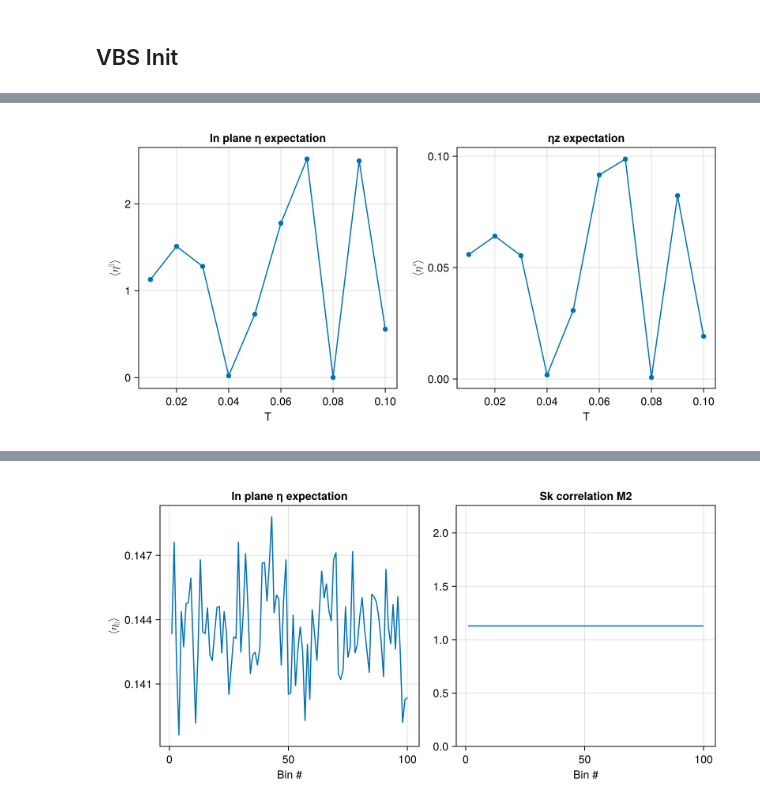
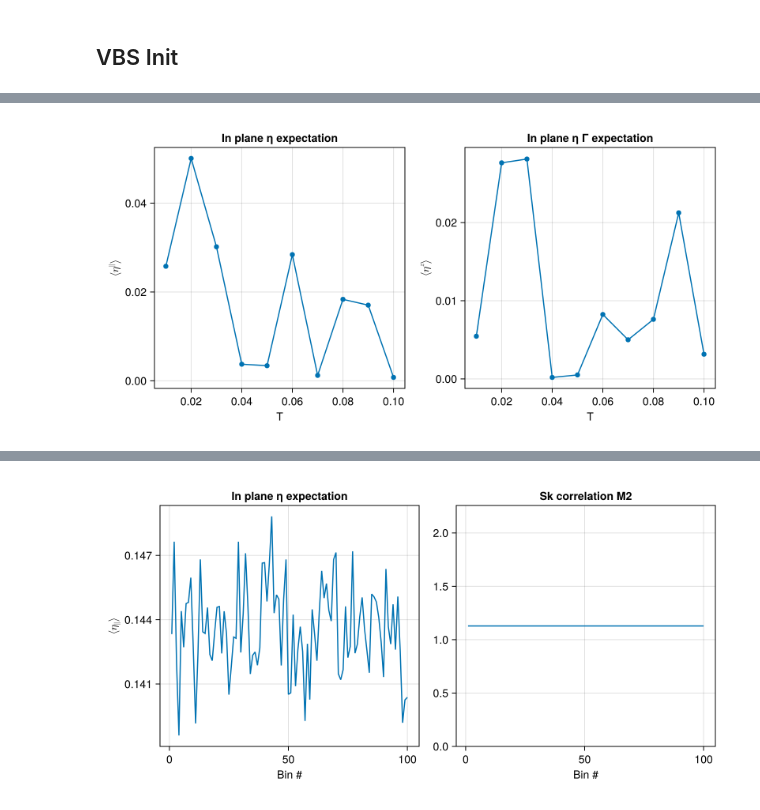
Before and after one commit to PatXue/WignerMolecule.jl, a Jupyter notebook: analysis/dimer-model.ipynb, the cells around one changed output, grey strips where cells are left out. Saved outputs shown, nothing was run; the diff lists cells and outputs as text; code cells hidden in the pictures.

Commit message:
Rerun vbs, plotting new dimer correlation

```diff
--- a/analysis/dimer-model.ipynb
+++ b/analysis/dimer-model.ipynb
@@ -93,14 +94,16 @@ JobResult("../dimer-jobs", "vbs", 10×62 DataFrame
 # %%
 fig = Figure(size=(800, 400))
 fig[1,1] = ax = Axis(fig, title="In plane η expectation", xlabel="T", ylabel=L"\langle\eta^\parallel\rangle")
-generate_plot!(ax, :T, :sk_corr_M2, results.data)
-fig[1,2] = ax = Axis(fig, title="ηz expectation", xlabel="T", ylabel=L"\langle\eta^z\rangle")
-generate_plot!(ax, :T, :ηk_corr_M2, results.data) do ηk
+generate_plot!(ax, :T, :sk_corr_part_K, results.data) do sk
+    sum(sk)
+end
+fig[1,2] = ax = Axis(fig, title="In plane η Γ expectation", xlabel="T", ylabel=L"\langle\eta^z\rangle")
+generate_plot!(ax, :T, :ηk_corr_Γ, results.data) do ηk
     real(ηk[1,1] + ηk[2,2])
 end
 fig
 # %% [output]
-[figure, old version]
+[figure, new version]
 # %%
 fig = Figure(size=(800, 400))
 fig[1,1] = ax = Axis(fig, title="Energy", xlabel="T", ylabel="Energy")
```
Also changed, not shown: parts of 5 cells of this notebook.
